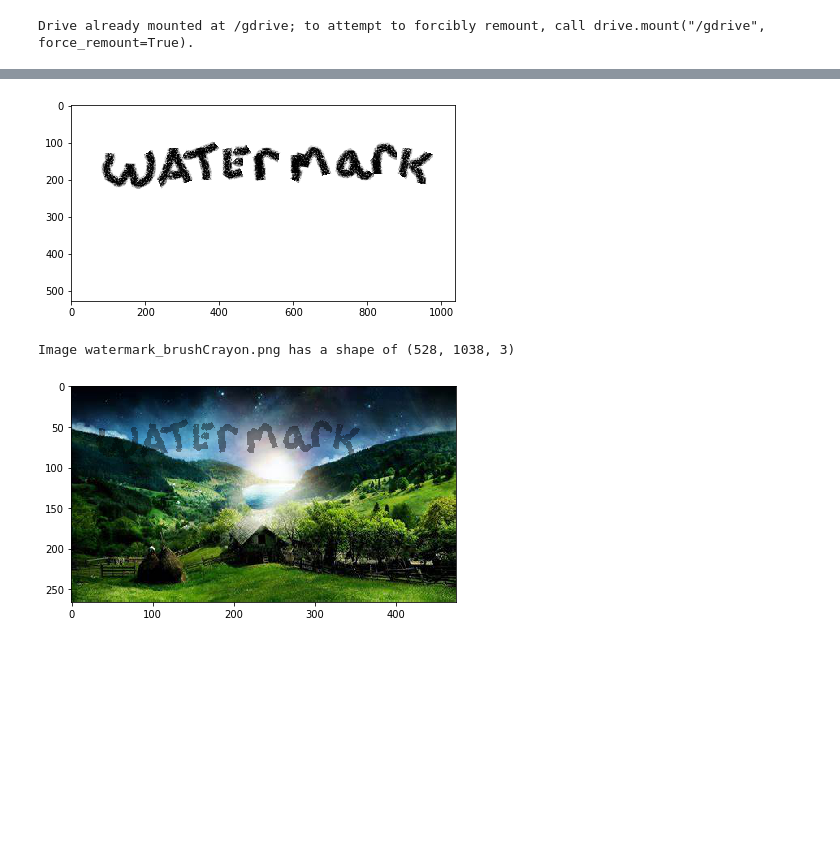
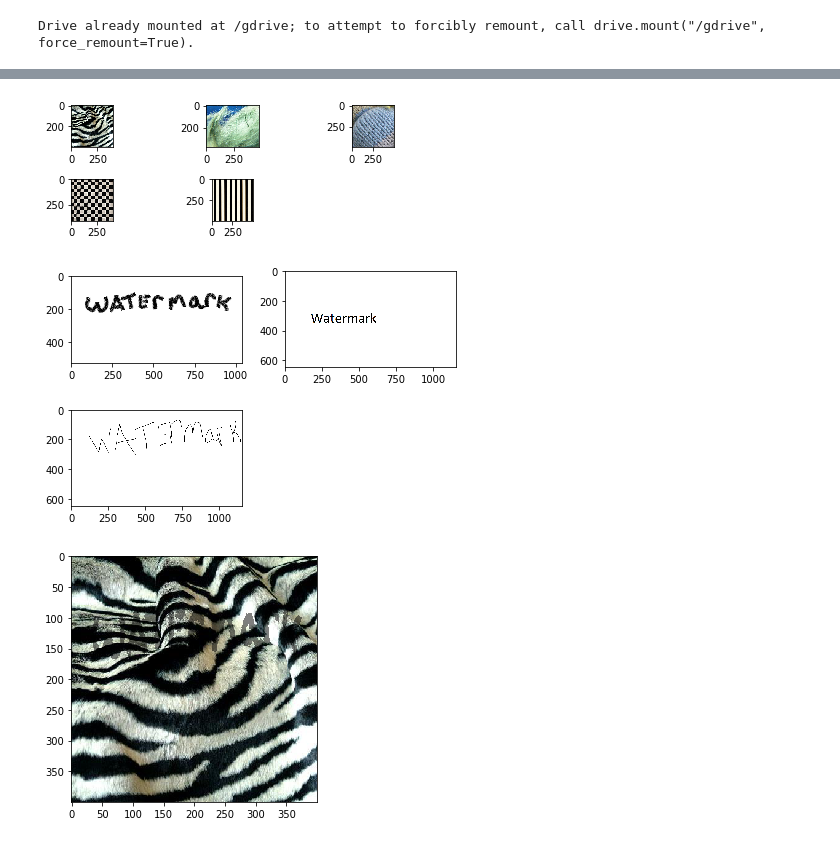
Before and after one commit to Babcock-R17/Image-Processing, a Jupyter notebook: Independent_Study.ipynb, the cells around one changed output, grey strips where cells are left out. Cells and saved outputs as stored; diff of their text form; code cells hidden in the pictures; blank space fills up the shorter version.

```diff
--- a/Independent_Study.ipynb
+++ b/Independent_Study.ipynb
@@ -271,39 +276,44 @@ Image OIP.jpg has a shape of (266, 474, 3)
 # %%
 # Set file paths
 ## Image file Path
-img_path = os.path.join(workspace_path, "Images/")
+img_path = os.path.join(workspace_path, "Full_Images/Custom")
 image_names = listdir(img_path)
 
-# defining my photo name as test_fname
-test_fname = image_names[0]  # select first image in folder
-test_img = Image_Processing(fp=img_path, fname=test_fname)
+# loading photos into a Queue
+book = dict()
+for fname in image_names:
+  (Image_Processing(fp=img_path, fname=fname)).add_to_book(book)
+
+Photo.show_multiple(book)
+
+test_img = book[list(book.keys())[0] ]
 
 
 ## Watermark file path
+water_book = dict()
 water_path = os.path.join(workspace_path, "Watermarks/")
+
+# loading watermarks into a Queue
 watermark_names = listdir(water_path)
+for water_fname in watermark_names:
+  (Image_Processing(fp=water_path, fname=water_fname)).add_to_book(water_book)
 
-# defining my watermark name as water_fname
-water_fname = watermark_names[0]  # select first watermark image in folder
-water_img = Image_Processing(fp=water_path, fname=water_fname)
-water_img.add_to_book(book1)
+Photo.show_multiple(water_book)
+water_img = water_book[list(water_book.keys())[0]]
 
-# Removing all the white pixels to convert to a transparency mask
-water_img.show()
-water_img.describe()
 
 # set Shape of desired watermark
 adjust_shape = lambda h, w, c, size_param: np.array([int(size_param*h), int(size_param*w), c])
 h, w, c = test_img.shape
-size_param = 0.8
+size_param = 1
 target_shape = adjust_shape(h, w, c, size_param)
 
-location = [0,0]
-alpha = 0.4
+location = [0, 0]
+alpha = 0.5
 composite_img = test_img.alpha_blend_watermark(water_img.image, target_shape, location, alpha)
 
 Photo.show_array(composite_img)
 # %% [output]
-[figure, old version]
+[figure, new version]
-Image watermark_brushCrayon.png has a shape of (528, 1038, 3)
-[figure, old version]
+[figure, new version]
+[figure, added]
```
Also changed, not shown: parts of 5 cells of this notebook.
